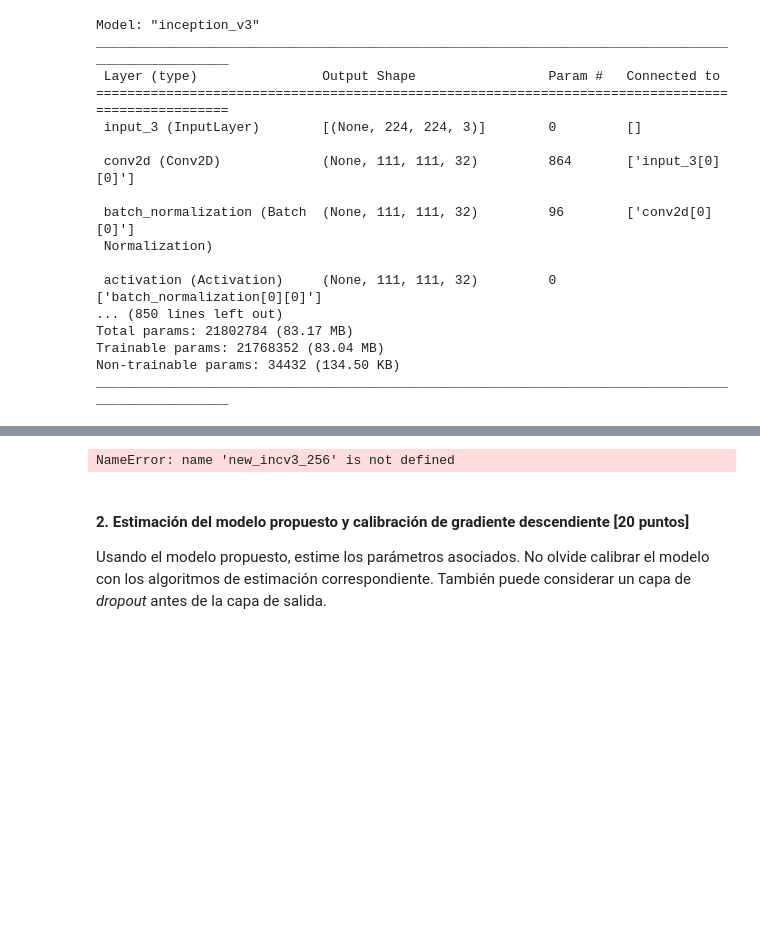
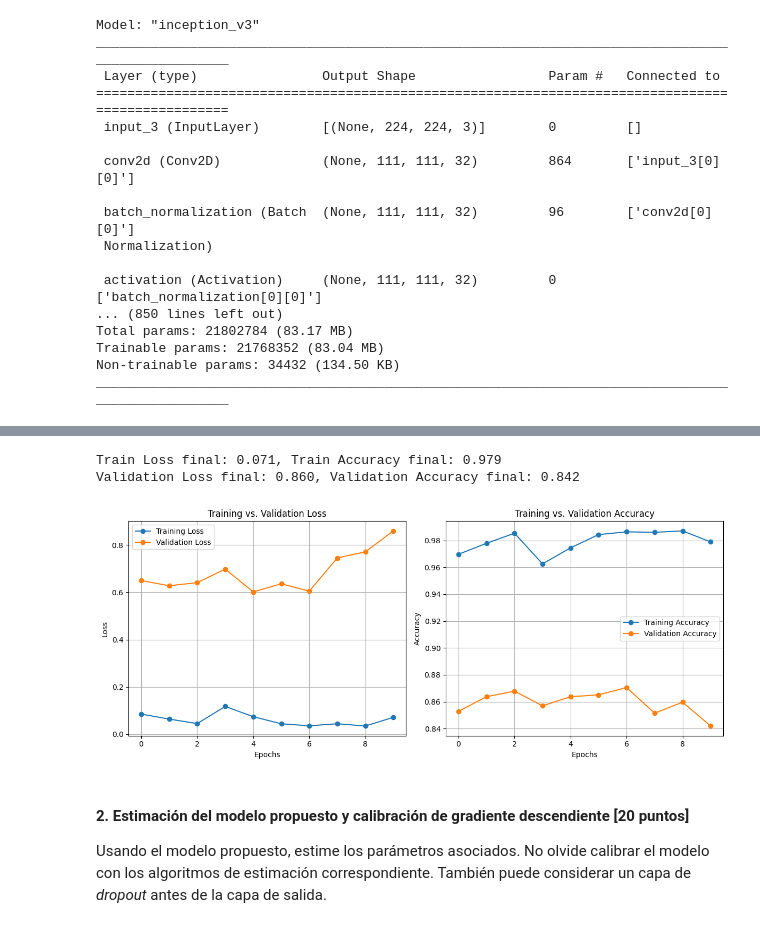
Before and after one commit to juankquintana/deep_learning, a Jupyter notebook: Semana 6/Casos/Caso 1 Sem 6/S6LC2 Caso 1 256.ipynb, the cells around one changed output, grey strips where cells are left out. Saved outputs shown, nothing was run; the diff lists cells and outputs as text; code cells hidden in the pictures; blank space fills up the shorter version.

```diff
--- a/Semana 6/Casos/Caso 1 Sem 6/S6LC2 Caso 1 256.ipynb
+++ b/Semana 6/Casos/Caso 1 Sem 6/S6LC2 Caso 1 256.ipynb
@@ -343,10 +362,14 @@ Epoch 1/10
 # %%
 import pandas as pd
-model_256_history_df = pd.DataFrame(new_incv3_256.history)
-model_256_history_df.to_csv("/ModelosGuardaros/model_256_history.csv", index=False)
-new_incv3_256.save("/ModelosGuardaros/model_128.keras")
+model_256_history_df = pd.DataFrame(model_train_256.history)
+model_256_history_df.to_csv("./ModelosGuardados/model_256_history.csv", index=False)
+new_incv3_256.save("./ModelosGuardados/model_256.keras")
-# %% [output]
-NameError: name 'new_incv3_256' is not defined
+# %%
+plot_history(model_train_256)
+# %% [output]
+Train Loss final: 0.071, Train Accuracy final: 0.979
+Validation Loss final: 0.860, Validation Accuracy final: 0.842
+[figure, added]
 # %% [markdown]
 #### 2. Estimación del modelo propuesto y calibración de gradiente descendiente [20 puntos]
 Usando el modelo propuesto, estime los parámetros asociados. No olvide calibrar el modelo con los algoritmos de estimación correspondiente. También puede considerar un capa de _dropout_ antes de la capa de salida.
```
Also changed, not shown: parts of 2 cells of this notebook, 7 other files.
